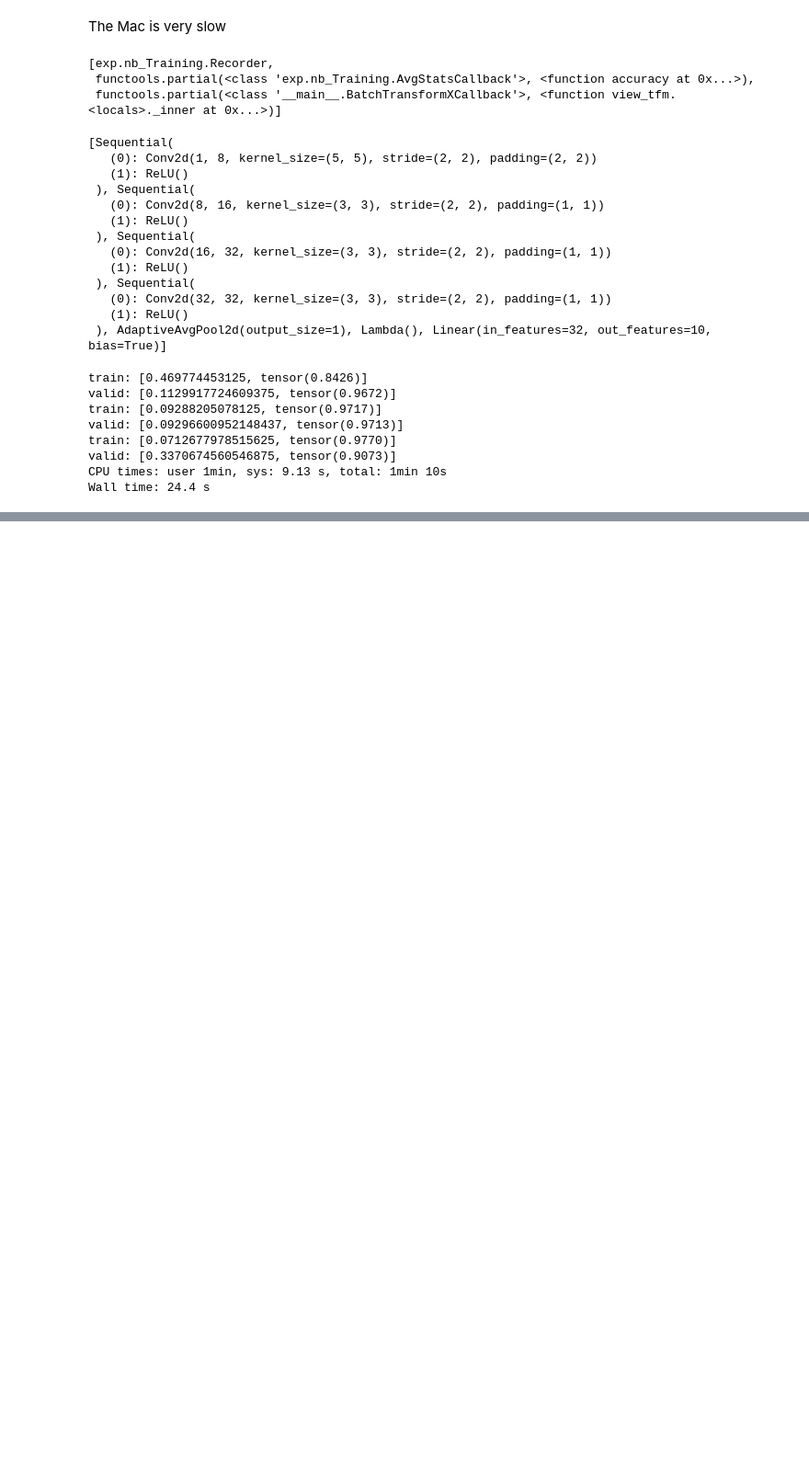
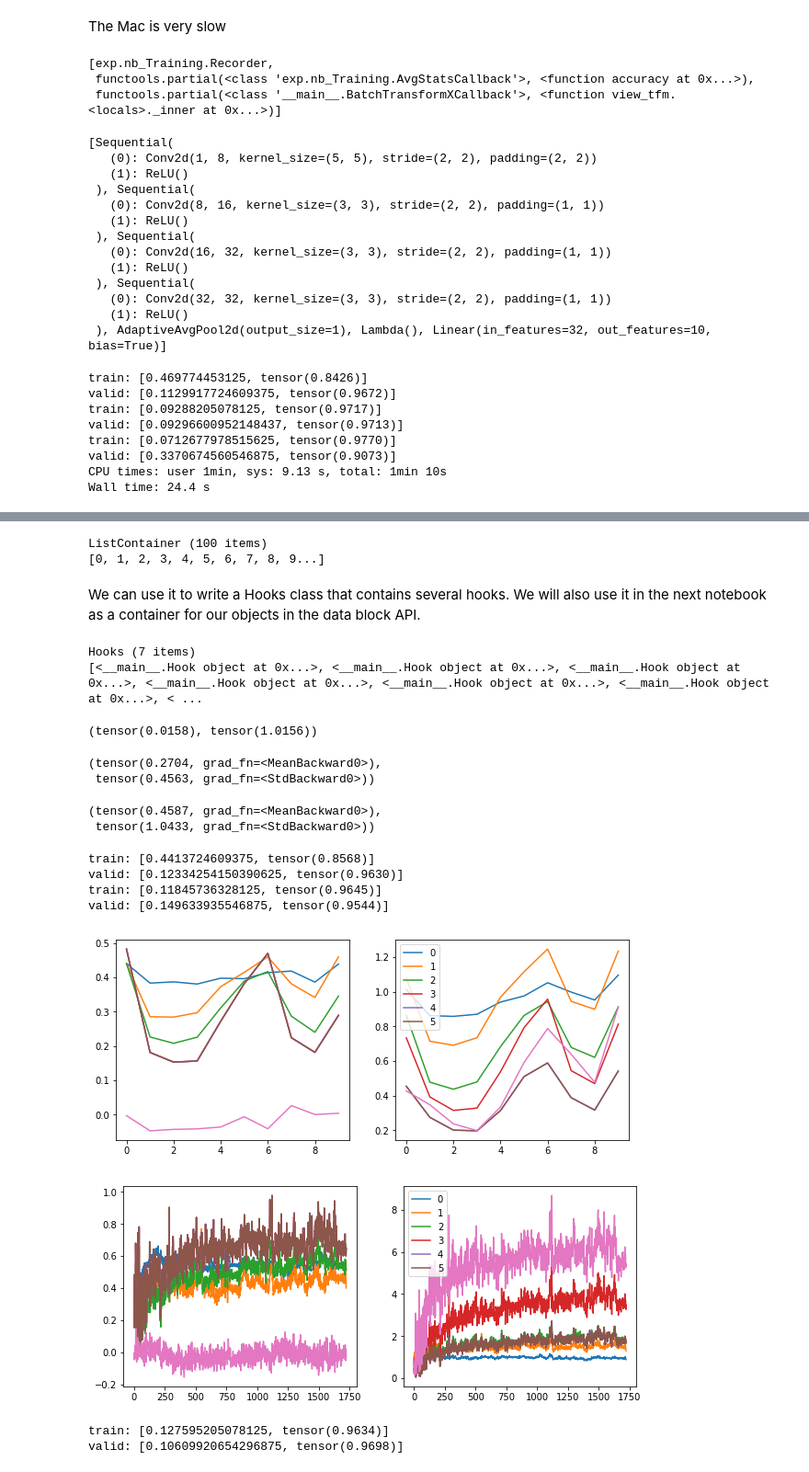
Before and after one commit to averma12/DL-from-scratch, a Jupyter notebook: CNN_batchNorm.ipynb, the cells around one changed output, grey strips where cells are left out. Shown at 92% size. Cells and saved outputs as stored; diff of their text form; code cells hidden in the pictures; blank space fills up the shorter version.

```diff
--- a/CNN_batchNorm.ipynb
+++ b/CNN_batchNorm.ipynb
@@ -245,0 +394,34 @@ Wall time: 24.4 s
+# %%
+ListContainer(range(100))
+# %% [output]
+ListContainer (100 items)
+[0, 1, 2, 3, 4, 5, 6, 7, 8, 9...]
+# %% [markdown]
+We can use it to write a Hooks class that contains several hooks. We will also use it in the next notebook as a container for our objects in the data block API.
+# %%
+#export
+from torch.nn import init
+
+class Hooks(ListContainer):
+    def __init__(self, ms, f): super().__init__([Hook(m, f) for m in ms])
+    def __enter__(self, *args): return self
+    def __exit__ (self, *args): self.remove()
+    def __del__(self): self.remove()
+
+    def __delitem__(self, i):
+        self[i].remove()
+        super().__delitem__(i)
+
+    def remove(self):
+        for h in self: h.remove()
+# %%
+model = get_cnn_model(data, nfs)
+learn,run = get_runner(model, data, lr=0.9, cbs=cbfs)
+# %%
+hooks = Hooks(model, append_stats)
+hooks
+# %% [output]
+Hooks (7 items)
+[<__main__.Hook object at 0x...>, <__main__.Hook object at 0x...>, <__main__.Hook object at 0x...>, <__main__.Hook object at 0x...>, <__main__.Hook object at 0x...>, <__main__.Hook object at 0x...>, < ...
+# %%
+hooks.remove()
@@ -245,0 +431,10 @@ Wall time: 24.4 s
+# %%
+x.mean(),x.std()
+# %% [output]
+(tensor(0.0158), tensor(1.0156))
+# %%
+p = model[0](x)
+p.mean(),p.std()
+# %% [output]
+(tensor(0.2704, grad_fn=<MeanBackward0>),
+ tensor(0.4563, grad_fn=<StdBackward0>))
@@ -245,0 +446,29 @@ Wall time: 24.4 s
+# %%
+p = model[0](x)
+p.mean(),p.std()
+# %% [output]
+(tensor(0.4587, grad_fn=<MeanBackward0>),
+ tensor(1.0433, grad_fn=<StdBackward0>))
+# %%
+with Hooks(model, append_stats) as hooks:
+    run.fit(2, learn)
+    fig,(ax0,ax1) = plt.subplots(1,2, figsize=(10,4))
+    for h in hooks:
+        ms,ss = h.stats
+        ax0.plot(ms[:10])
+        ax1.plot(ss[:10])
+    plt.legend(range(6));
+
+    fig,(ax0,ax1) = plt.subplots(1,2, figsize=(10,4))
+    for h in hooks:
+        ms,ss = h.stats
+        ax0.plot(ms)
+        ax1.plot(ss)
+    plt.legend(range(6));
+# %% [output]
+train: [0.4413724609375, tensor(0.8568)]
+valid: [0.12334254150390625, tensor(0.9630)]
+train: [0.11845736328125, tensor(0.9645)]
+valid: [0.149633935546875, tensor(0.9544)]
+[figure, added]
+[figure, added]
@@ -245,0 +490,5 @@ Wall time: 24.4 s
+# %%
+with Hooks(model, append_stats) as hooks_1: run.fit(1, learn)
+# %% [output]
+train: [0.127595205078125, tensor(0.9634)]
+valid: [0.10609920654296875, tensor(0.9698)]
```
Also changed, not shown: parts of 27 cells of this notebook.
